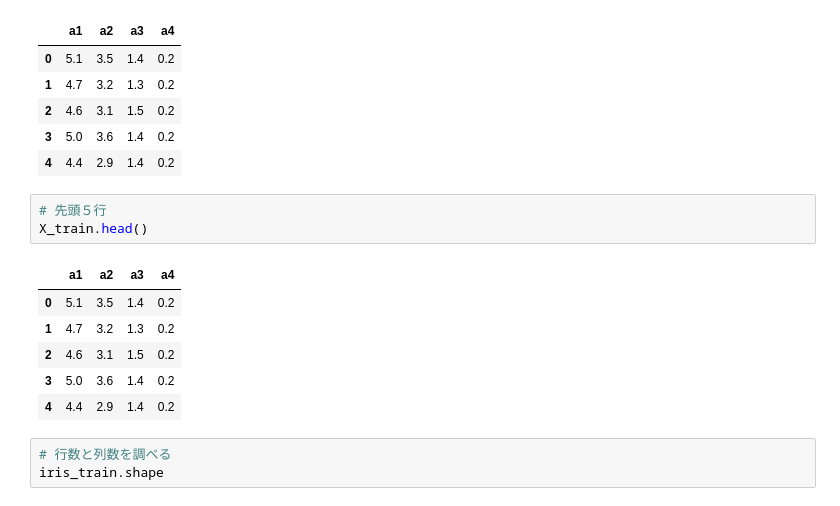
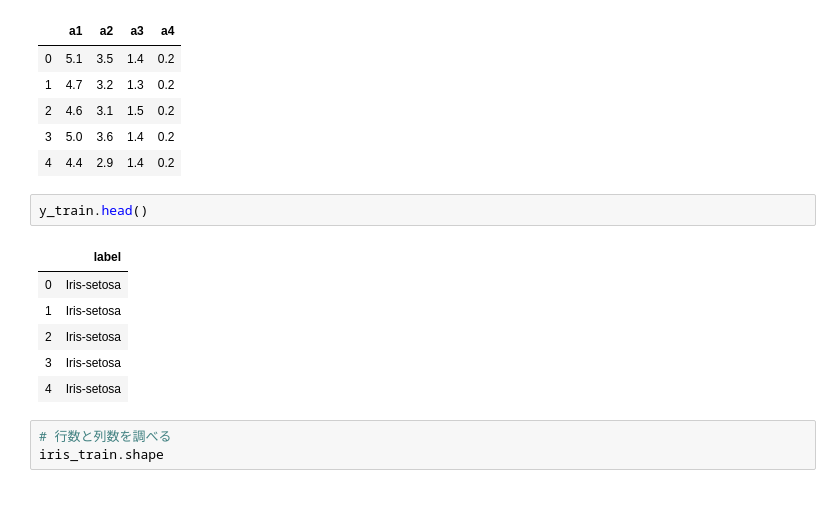
Before and after one commit to Atsuhiko/Lesson_1, a Jupyter notebook: L1.ipynb, the cells around one changed output. Cells and saved outputs as stored; diff of their text form.

```diff
--- a/L1.ipynb
+++ b/L1.ipynb
@@ -66,16 +66,15 @@ X_train.head()
 | 2 | 4.6 | 3.1 | 1.5 | 0.2 |
 | 3 | 5.0 | 3.6 | 1.4 | 0.2 |
 | 4 | 4.4 | 2.9 | 1.4 | 0.2 |
-# %%
-# 先頭５行
-X_train.head()
-# %% [output]
-|  | a1 | a2 | a3 | a4 |
-| 0 | 5.1 | 3.5 | 1.4 | 0.2 |
-| 1 | 4.7 | 3.2 | 1.3 | 0.2 |
-| 2 | 4.6 | 3.1 | 1.5 | 0.2 |
-| 3 | 5.0 | 3.6 | 1.4 | 0.2 |
-| 4 | 4.4 | 2.9 | 1.4 | 0.2 |
+# %%
+y_train.head()
+# %% [output]
+|  | label |
+| 0 | Iris-setosa |
+| 1 | Iris-setosa |
+| 2 | Iris-setosa |
+| 3 | Iris-setosa |
+| 4 | Iris-setosa |
 # %%
 # 行数と列数を調べる
 iris_train.shape
```
Also changed, not shown: parts of 1 cell of this notebook.
